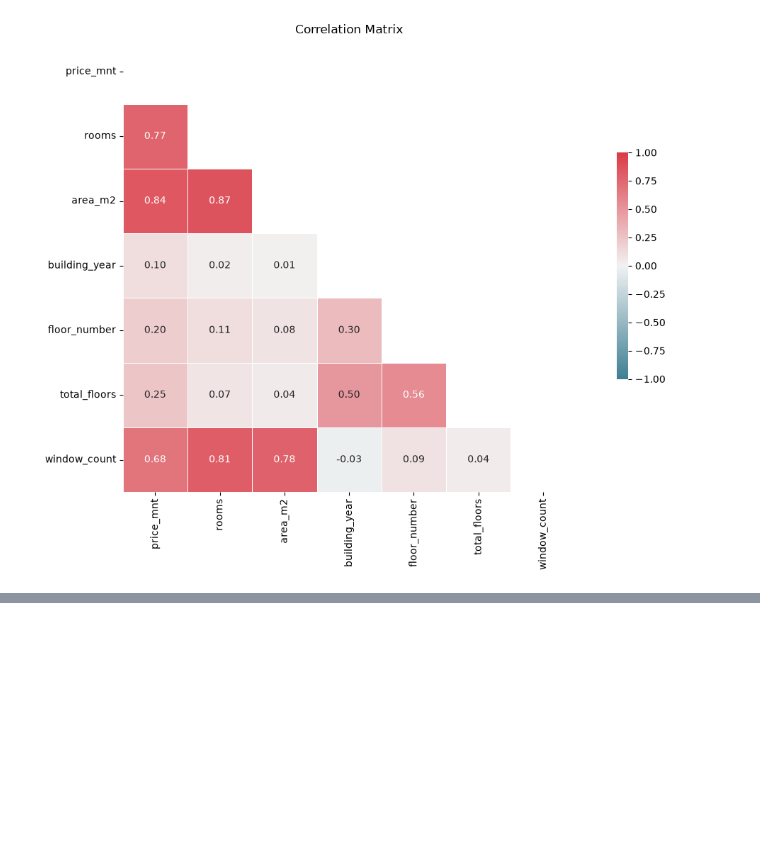
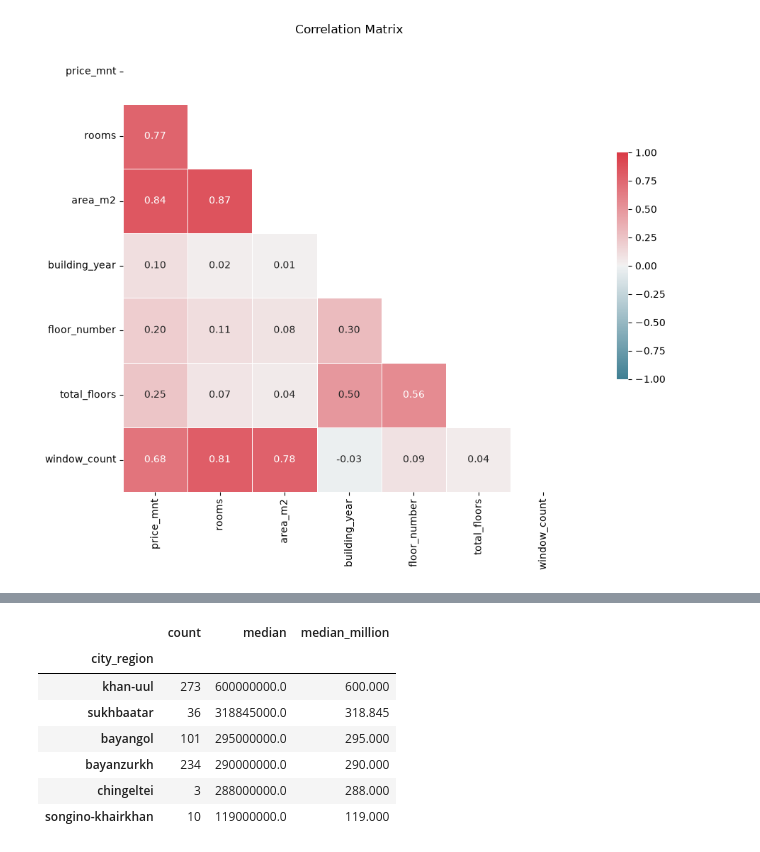
Before and after one commit to 2026328-Dashzeveg-Purevtogtokh/Machine-Learning-Sep26, a Jupyter notebook: CA1-ML-Apartment-Price-Prediction/notebooks/2026328_Machine_Learning_CA1_V1.ipynb, the cells around one changed output, grey strips where cells are left out. Cells and saved outputs as stored; diff of their text form; code cells hidden in the pictures; blank space fills up the shorter version.

```diff
--- a/CA1-ML-Apartment-Price-Prediction/notebooks/2026328_Machine_Learning_CA1_V1.ipynb
+++ b/CA1-ML-Apartment-Price-Prediction/notebooks/2026328_Machine_Learning_CA1_V1.ipynb
@@ -1299,0 +1347,22 @@ plt.show()
+# %%
+# Create a training dataset for analysis.
+train_df = X_train.copy()
+train_df["price_mnt"] = y_train
+
+# Select categorical features.
+categorical_features = [
+    "city_region",
+    "floor_material",
+    "balcony",
+    "garage",
+    "window_type",
+    "door_type",
+    "payment_terms",
+    "construction_status",
+    "elevator",
+    "complex_name_clean",
+]
+
+# Check the number of unique categories.
+for col in categorical_features:
+    print(col, ":", train_df[col].nunique())
@@ -1299,0 +1380,21 @@ plt.show()
+# %%
+# Calculate median price for each district.
+district_price = (
+    train_df.groupby("city_region", observed=True)["price_mnt"]
+    .agg(["count", "median"])
+    .sort_values("median", ascending=False)
+)
+
+# Convert prices to millions of MNT.
+district_price["median_million"] = district_price["median"] / 1_000_000
+
+display(district_price)
+# %% [output]
+|  | count | median | median_million |
+| city_region |  |  |  |
+| khan-uul | 273 | 600000000.0 | 600.000 |
+| sukhbaatar | 36 | 318845000.0 | 318.845 |
+| bayangol | 101 | 295000000.0 | 295.000 |
+| bayanzurkh | 234 | 290000000.0 | 290.000 |
+| chingeltei | 3 | 288000000.0 | 288.000 |
+| songino-khairkhan | 10 | 119000000.0 | 119.000 |
```
Also changed, not shown: parts of 14 cells of this notebook.
